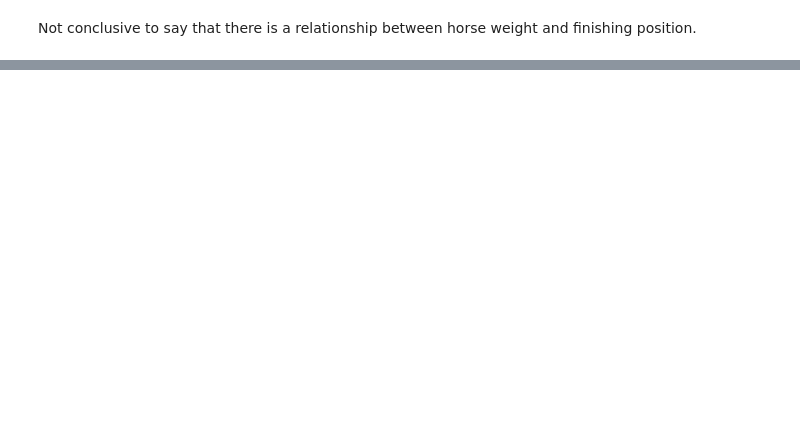
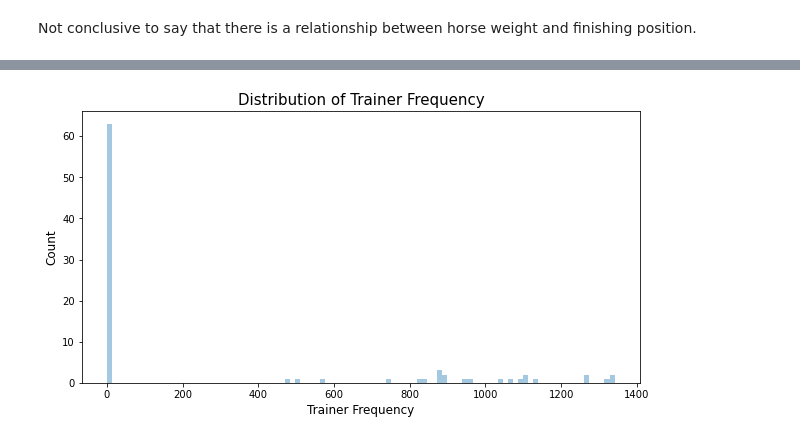
Before and after one commit to ethan-eplee/HorseRacePrediction, a Jupyter notebook: 02_eda.ipynb, the cells around one changed output, grey strips where cells are left out. Cells and saved outputs as stored; diff of their text form; code cells hidden in the pictures; blank space fills up the shorter version.

```diff
--- a/02_eda.ipynb
+++ b/02_eda.ipynb
@@ -188,0 +295,12 @@ Not conclusive to say that there is a relationship between horse weight and fini
+# %%
+# Find the frequency of each trainer
+trainerFreq = df_train['trainer'].value_counts()
+
+# Plot the distribution of trainer frequency
+plt.figure(figsize=(10, 5))
+sns.distplot(trainerFreq, kde=False, bins=100)
+plt.xlabel('Trainer Frequency', fontsize=12)
+plt.ylabel('Count', fontsize=12)
+plt.title('Distribution of Trainer Frequency', fontsize=15);
+# %% [output]
+[figure, added]
```
Also changed, not shown: parts of 31 cells of this notebook, 2 other files.
